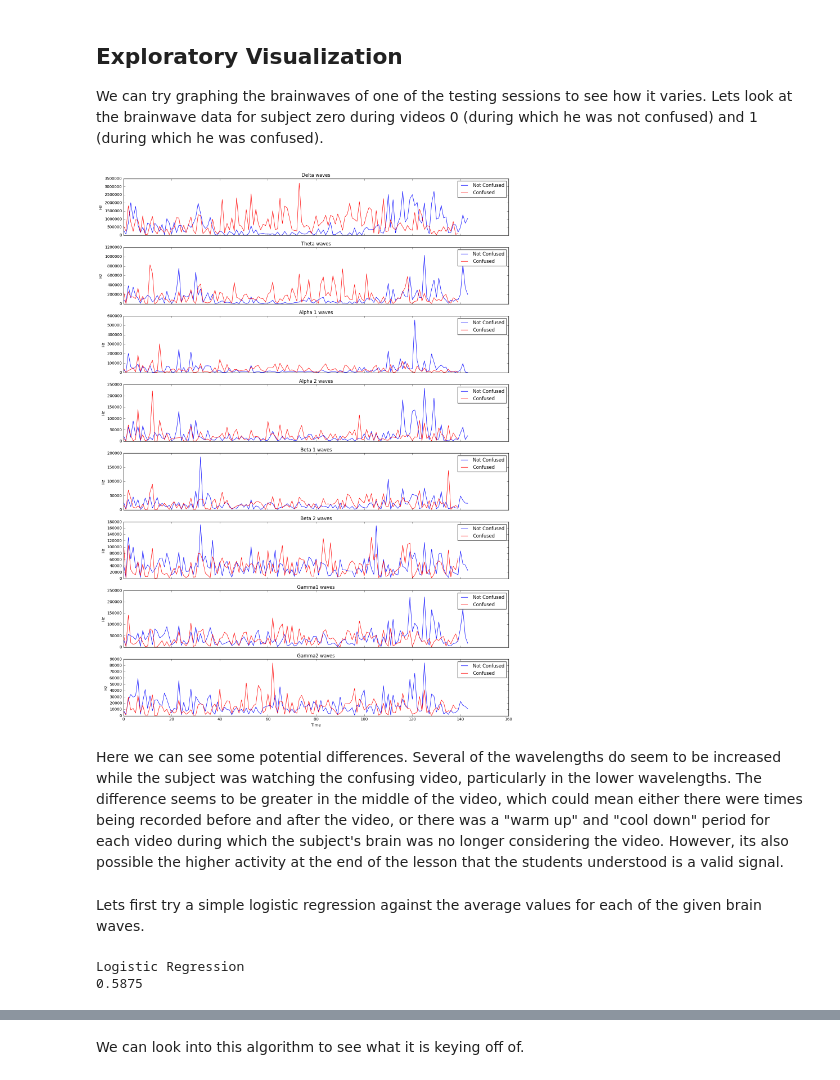
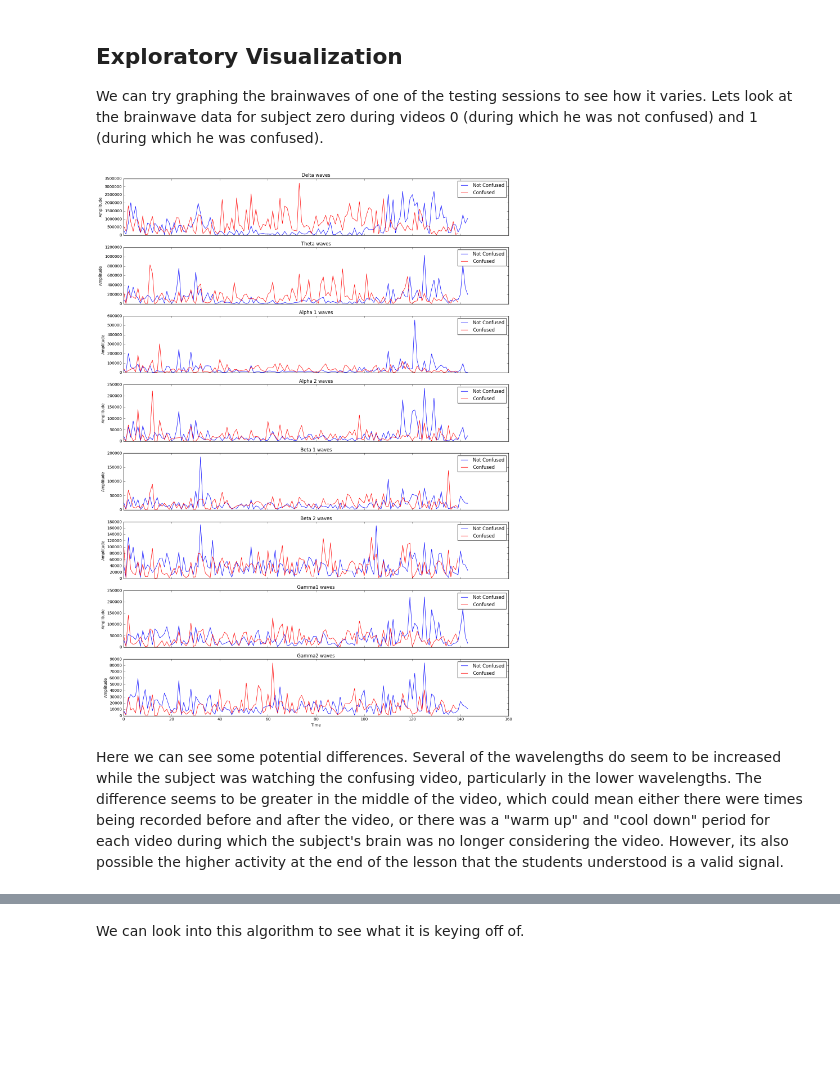
Before and after one commit to nwbvt/udacity-confusion, a Jupyter notebook: Confusion.ipynb, the cells around one changed output, grey strips where cells are left out. Cells and saved outputs as stored; diff of their text form; code cells hidden in the pictures; blank space fills up the shorter version.

```diff
--- a/Confusion.ipynb
+++ b/Confusion.ipynb
@@ -72,20 +72,18 @@ We can try graphing the brainwaves of one of the testing sessions to see how it
 # %%
 fig, subplots = pyplot.subplots(8, 1, figsize=(15, 20), sharex=True, sharey=False)
 pyplot.xlabel("Time")
 pyplot.ylabel("Hz")
 not_confused = sessions.get_group((0,0))
 confused = sessions.get_group((0,1))
 waves = ["Delta", "Theta", "Alpha 1", "Alpha 2", "Beta 1", "Beta 2", "Gamma1", "Gamma2"]
 for plot, wave in zip(subplots, waves):
     plot.set_title("%s waves" % wave)
-    plot.set_ylabel("Hz")
+    plot.set_ylabel("Amplitude")
     plot.plot(np.arange(len(not_confused)), not_confused[[wave]], 'b', label="Not Confused")
     plot.plot(np.arange(len(confused)), confused[[wave]], 'r', label="Confused")
     plot.legend()
 pyplot.tight_layout()
 # %% [output]
-[figure, old version]
+[figure, new version]
 # %% [markdown]
 Here we can see some potential differences.  Several of the wavelengths do seem to be increased while the subject was watching the confusing video, particularly in the lower wavelengths.  The difference seems to be greater in the middle of the video, which could mean either there were times being recorded before and after the video, or there was a "warm up" and "cool down" period for each video during which the subject's brain was no longer considering the video.  However, its also possible the higher activity at the end of the lesson that the students understood is a valid signal.
-# %% [markdown]
-Lets first try a simple logistic regression against the average values for each of the given brain waves.
@@ -107,6 +89,0 @@ def test_model(model, data):
-# %%
-print "Logistic Regression"
-print test_model(LogisticRegression(random_state=42) , average_data)
-# %% [output]
-Logistic Regression
-0.5875
```
Also changed, not shown: parts of 70 cells of this notebook.
